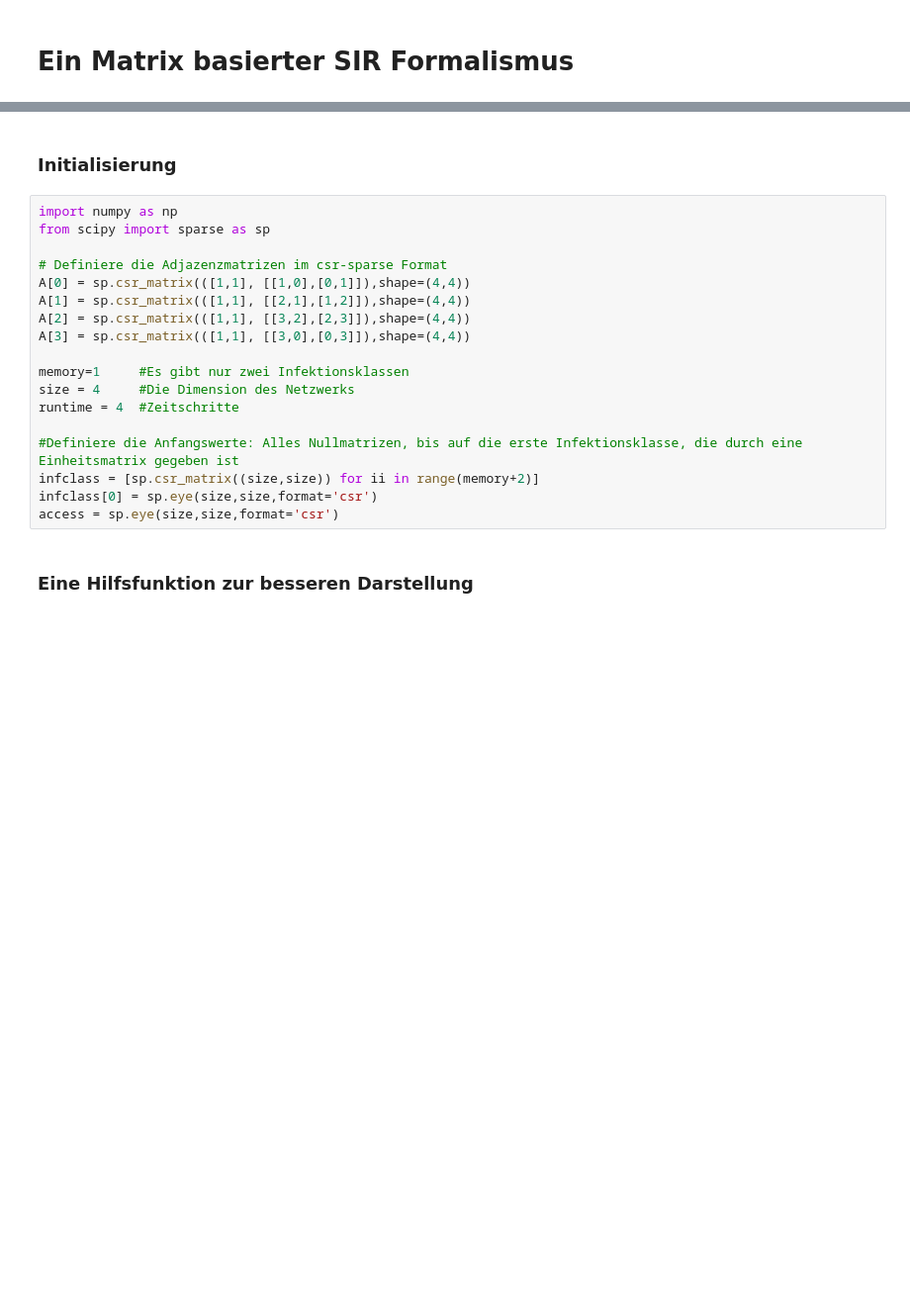
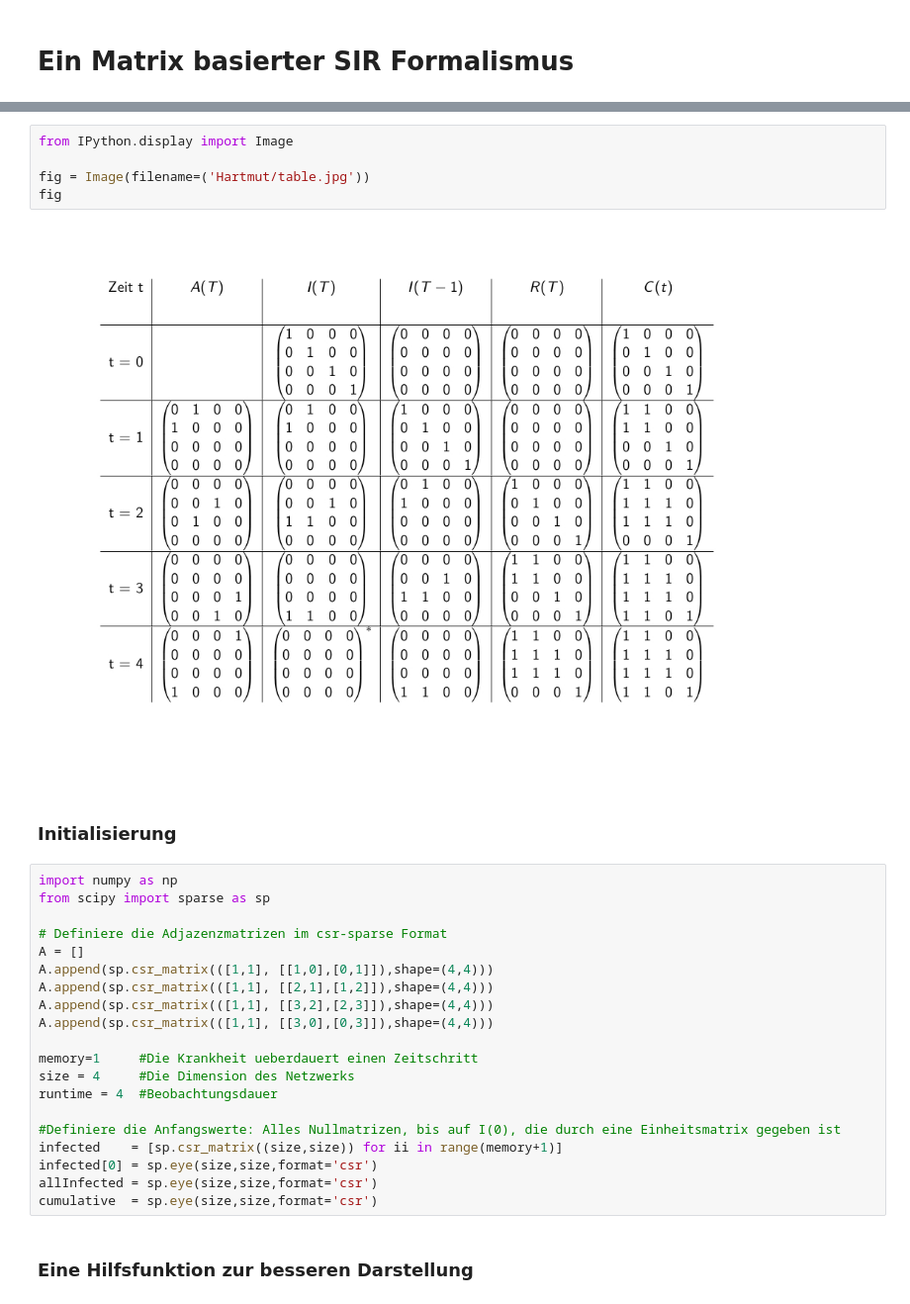
Before and after one commit to andreasko/unfolding-accessibility, a Jupyter notebook: SIR-Model.ipynb, the cells around one changed output, grey strips where cells are left out. Shown at 99% size. Saved outputs shown, nothing was run; the diff lists cells and outputs as text; blank space fills up the shorter version.

```diff
--- a/SIR-Model.ipynb
+++ b/SIR-Model.ipynb
@@ -19,3 +26,10 @@ Um das Modell auf eine andere Art anschaulicher zu machen, habe ich den wichtigs
+# %%
+from IPython.display import Image
+
+fig = Image(filename=('Hartmut/table.jpg'))
+fig
+# %% [output]
+[figure, added]
 # %% [markdown]
 ### Initialisierung
 # %%
@@ -23,19 +37,21 @@ import numpy as np
 from scipy import sparse as sp
 
 # Definiere die Adjazenzmatrizen im csr-sparse Format
-A[0] = sp.csr_matrix(([1,1], [[1,0],[0,1]]),shape=(4,4))
-A[1] = sp.csr_matrix(([1,1], [[2,1],[1,2]]),shape=(4,4))
-A[2] = sp.csr_matrix(([1,1], [[3,2],[2,3]]),shape=(4,4))
-A[3] = sp.csr_matrix(([1,1], [[3,0],[0,3]]),shape=(4,4))
+A = []
+A.append(sp.csr_matrix(([1,1], [[1,0],[0,1]]),shape=(4,4)))
+A.append(sp.csr_matrix(([1,1], [[2,1],[1,2]]),shape=(4,4)))
+A.append(sp.csr_matrix(([1,1], [[3,2],[2,3]]),shape=(4,4)))
+A.append(sp.csr_matrix(([1,1], [[3,0],[0,3]]),shape=(4,4)))
 
-memory=1     #Es gibt nur zwei Infektionsklassen
+memory=1     #Die Krankheit ueberdauert einen Zeitschritt
 size = 4     #Die Dimension des Netzwerks
-runtime = 4  #Zeitschritte
+runtime = 4  #Beobachtungsdauer
 
-#Definiere die Anfangswerte: Alles Nullmatrizen, bis auf die erste Infektionsklasse, die durch eine Einheitsmatrix gegeben ist
-infclass = [sp.csr_matrix((size,size)) for ii in range(memory+2)]
-infclass[0] = sp.eye(size,size,format='csr')
-access = sp.eye(size,size,format='csr')
+#Definiere die Anfangswerte: Alles Nullmatrizen, bis auf I(0), die durch eine Einheitsmatrix gegeben ist
+infected    = [sp.csr_matrix((size,size)) for ii in range(memory+1)]
+infected[0] = sp.eye(size,size,format='csr')
+allInfected = sp.eye(size,size,format='csr')
+cumulative  = sp.eye(size,size,format='csr')
 # %% [markdown]
 ### Eine Hilfsfunktion zur besseren Darstellung
 # %%
```
Also changed, not shown: parts of 12 cells of this notebook.
